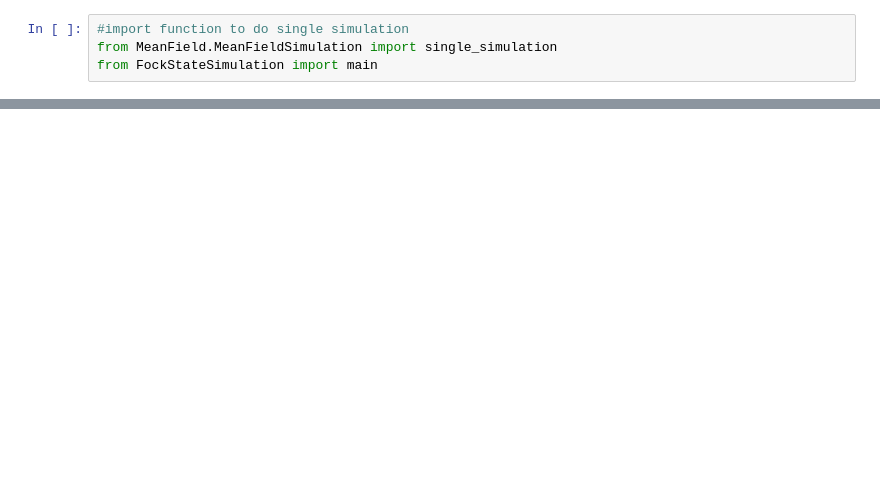
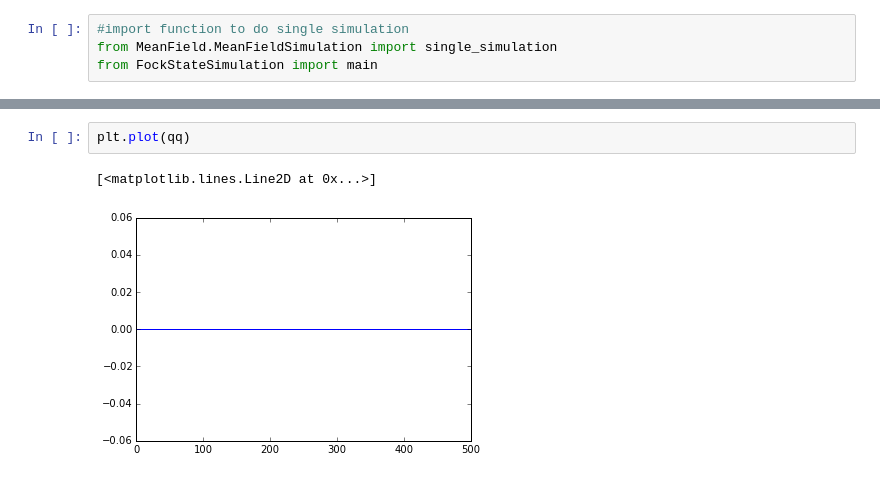
Before and after one commit to ZachGlassman/MySpinorSim, a Jupyter notebook: CompareMethods.ipynb, the cells around one changed output, grey strips where cells are left out. Drawn from its saved outputs; the diff is of its cells as text; blank space fills up the shorter version.

```diff
--- a/CompareMethods.ipynb
+++ b/CompareMethods.ipynb
@@ -58,2 +62,7 @@ plt.legend(loc=3)
+# %%
+plt.plot(qq)
+# %% [output]
+[<matplotlib.lines.Line2D at 0x...>]
+[figure, added]
 # %%
 print(dataf[1][0],data2[:,1][0],data[1][0]*N)
```
Also changed, not shown: parts of 9 cells of this notebook, 7 other files.
